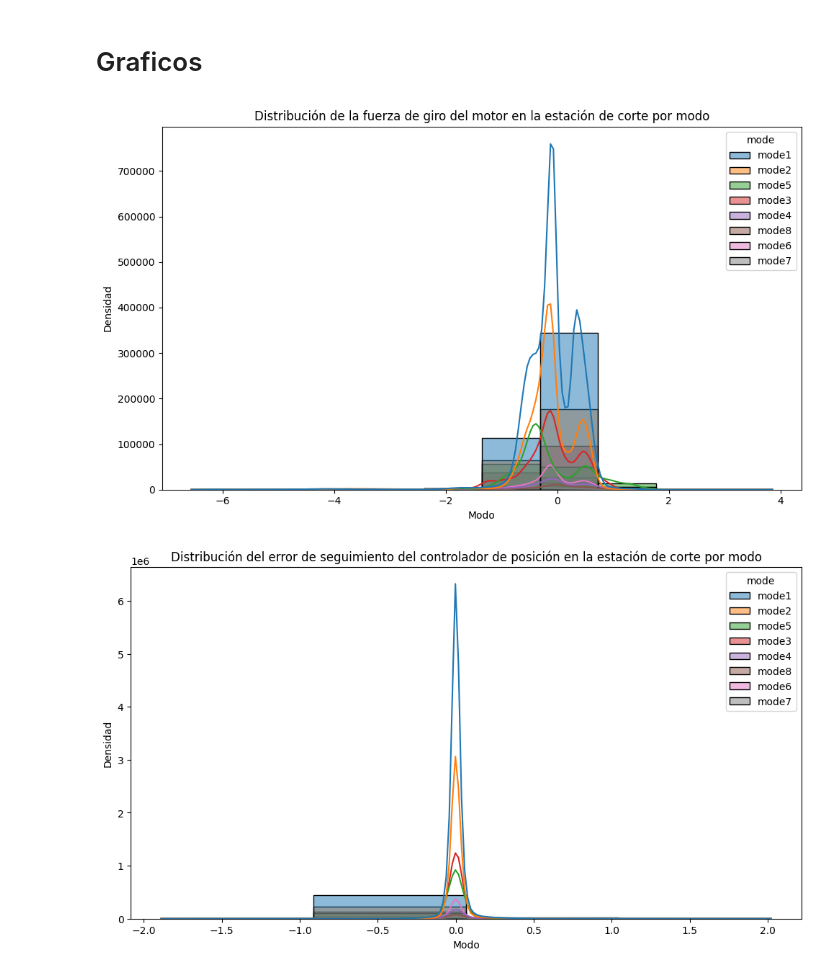
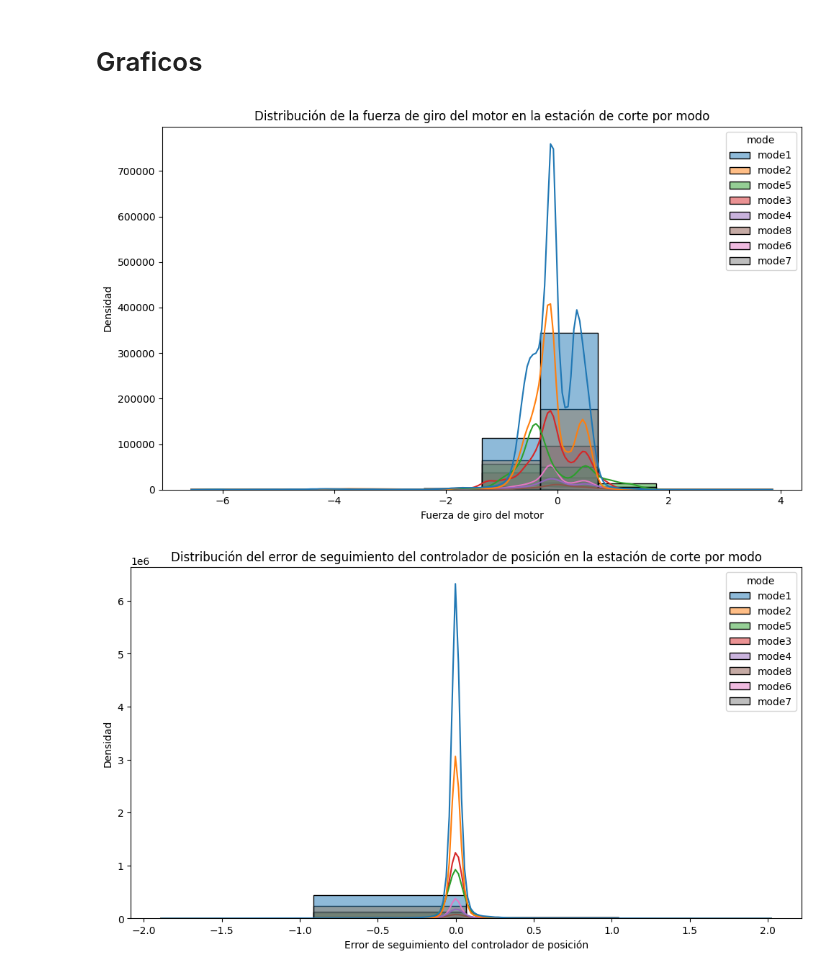
Before and after one commit to maketas1/CuartetoCalavera, a Jupyter notebook: proyecto_Jaime.ipynb, the cells around one changed output. Cells and saved outputs as stored; diff of their text form; code cells hidden in the pictures.

```diff
--- a/proyecto_Jaime.ipynb
+++ b/proyecto_Jaime.ipynb
@@ -226,28 +226,28 @@ sns.histplot(
 )
 
 ax.set_title('Distribución de la fuerza de giro del motor en la estación de corte por modo')
-ax.set_xlabel('Modo')
+ax.set_xlabel('Fuerza de giro del motor')
 ax.set_ylabel('Densidad')
 plt.tight_layout()
 plt.show()
 # %% [output]
-[figure, old version]
+[figure, new version]
 # %%
 fig, ax = plt.subplots(figsize=(10, 6))
 sns.histplot(
     data = df1,
     x = 'pCut::CTRL_Position_controller::Lag_error',
     hue = 'mode',
     kde = True,
     alpha = 0.5,
     ax = ax,
     bins = 4
 )
 
 ax.set_title('Distribución del error de seguimiento del controlador de posición en la estación de corte por modo')
-ax.set_xlabel('Modo')
+ax.set_xlabel('Error de seguimiento del controlador de posición')
 ax.set_ylabel('Densidad')
 plt.tight_layout()
 plt.show()
 # %% [output]
-[figure, old version]
+[figure, new version]
```
